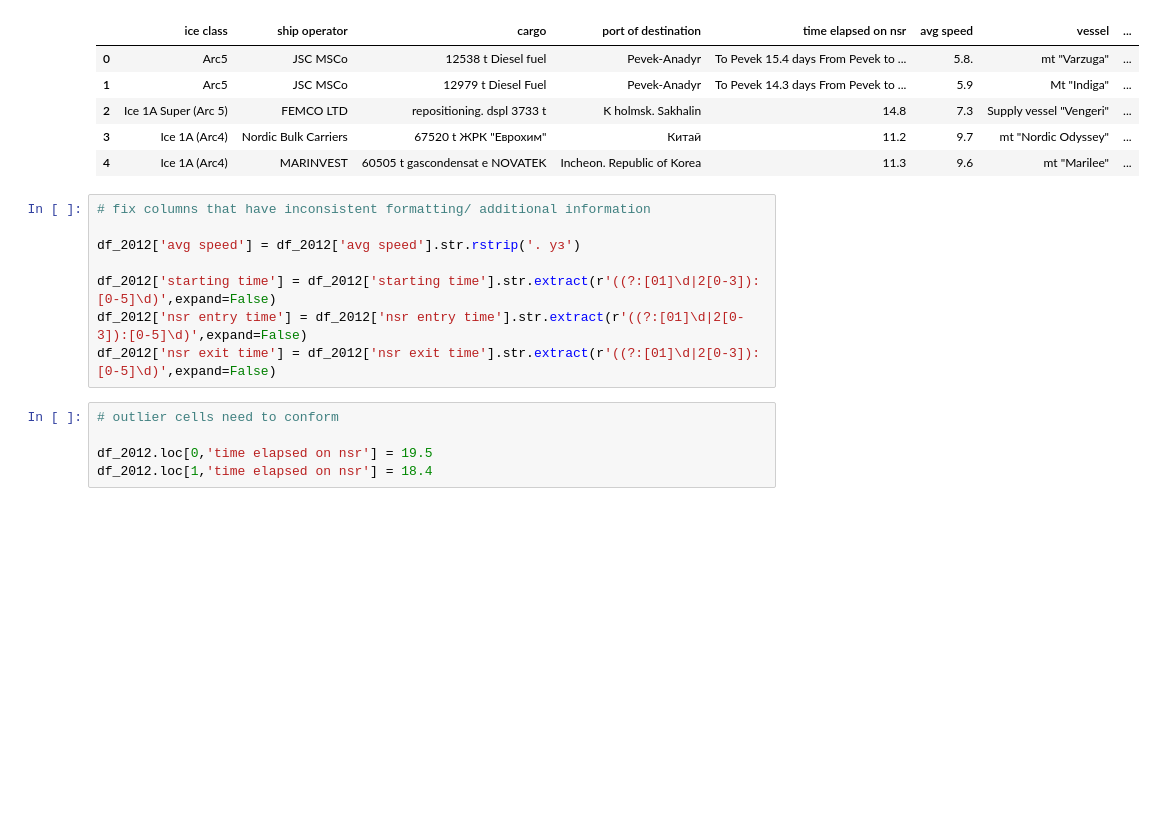
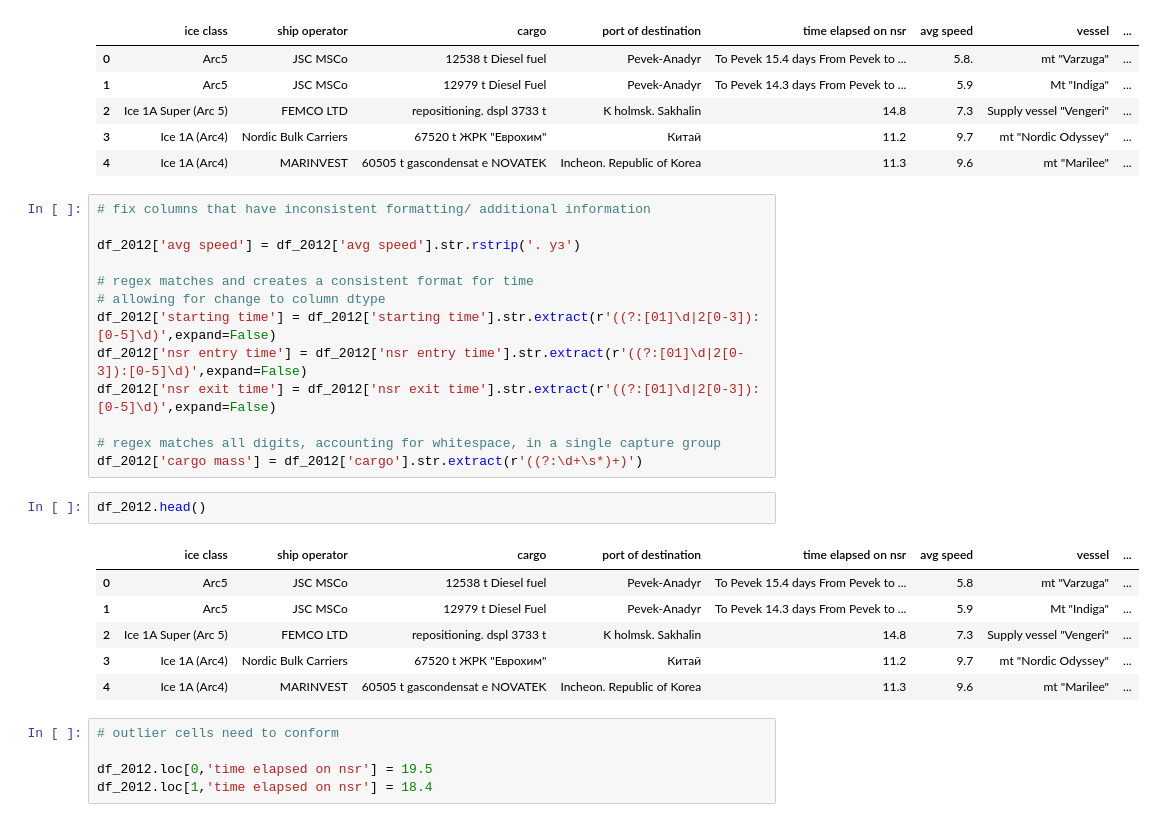
Before and after one commit to csmith454/nsr-project, a Jupyter notebook: nsr_data_wrangling.ipynb, the cells around one changed output. Drawn from its saved outputs; the diff is of its cells as text; blank space fills up the shorter version.

```diff
--- a/nsr_data_wrangling.ipynb
+++ b/nsr_data_wrangling.ipynb
@@ -301,9 +301,23 @@ df_2012.head()
 
 df_2012['avg speed'] = df_2012['avg speed'].str.rstrip('. уз')
 
+# regex matches and creates a consistent format for time
+# allowing for change to column dtype
 df_2012['starting time'] = df_2012['starting time'].str.extract(r'((?:[01]\d|2[0-3]):[0-5]\d)',expand=False)
 df_2012['nsr entry time'] = df_2012['nsr entry time'].str.extract(r'((?:[01]\d|2[0-3]):[0-5]\d)',expand=False)
 df_2012['nsr exit time'] = df_2012['nsr exit time'].str.extract(r'((?:[01]\d|2[0-3]):[0-5]\d)',expand=False)
+
+# regex matches all digits, accounting for whitespace, in a single capture group
+df_2012['cargo mass'] = df_2012['cargo'].str.extract(r'((?:\d+\s*)+)')
+# %%
+df_2012.head()
+# %% [output]
+|  | ice class | ship operator | cargo | port of destination | time elapsed on nsr | avg speed | vessel | ... |
+| 0 | Arc5 | JSC MSCo | 12538 t Diesel fuel | Pevek-Anadyr | To Pevek 15.4 days From Pevek to ... | 5.8 | mt "Varzuga" | ... |
+| 1 | Arc5 | JSC MSCo | 12979 t Diesel Fuel | Pevek-Anadyr | To Pevek 14.3 days From Pevek to ... | 5.9 | Mt "Indiga" | ... |
+| 2 | Ice 1A Super (Arc 5) | FEMCO LTD | repositioning. dspl 3733 t | K holmsk. Sakhalin | 14.8 | 7.3 | Supply vessel "Vengeri" | ... |
+| 3 | Ice 1A (Arc4) | Nordic Bulk Carriers | 67520 t ЖРК "Еврохим" | Китай | 11.2 | 9.7 | mt "Nordic Odyssey" | ... |
+| 4 | Ice 1A (Arc4) | MARINVEST | 60505 t gascondensat e NOVATEK | Inchеon. Republic of Korea | 11.3 | 9.6 | mt "Marilee" | ... |
 # %%
 # outlier cells need to conform
 
```
Also changed, not shown: parts of 4 cells of this notebook, 1 other file.
